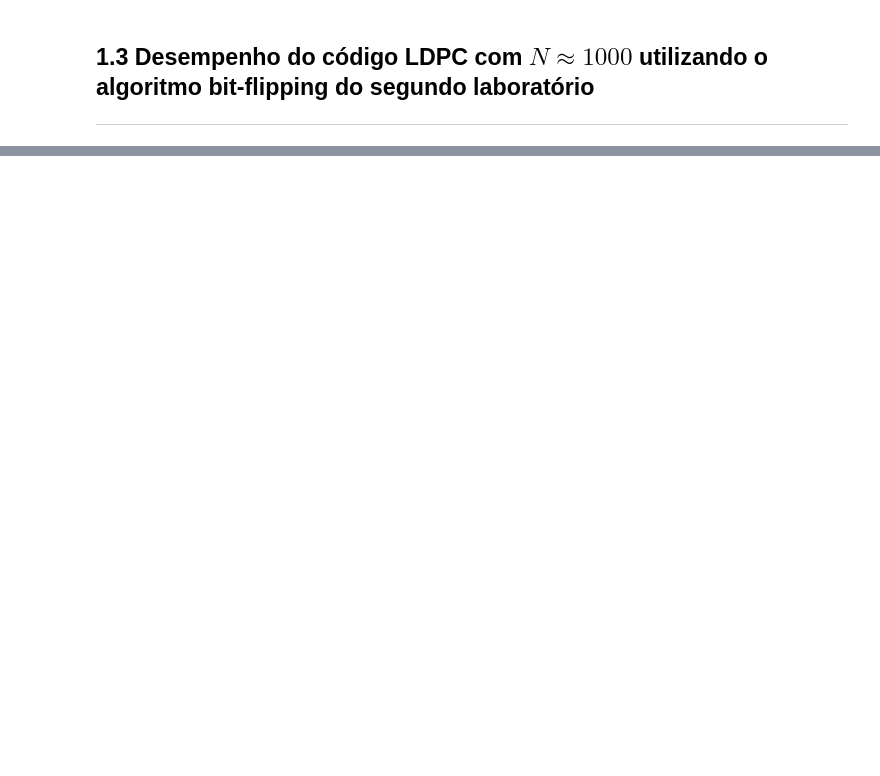
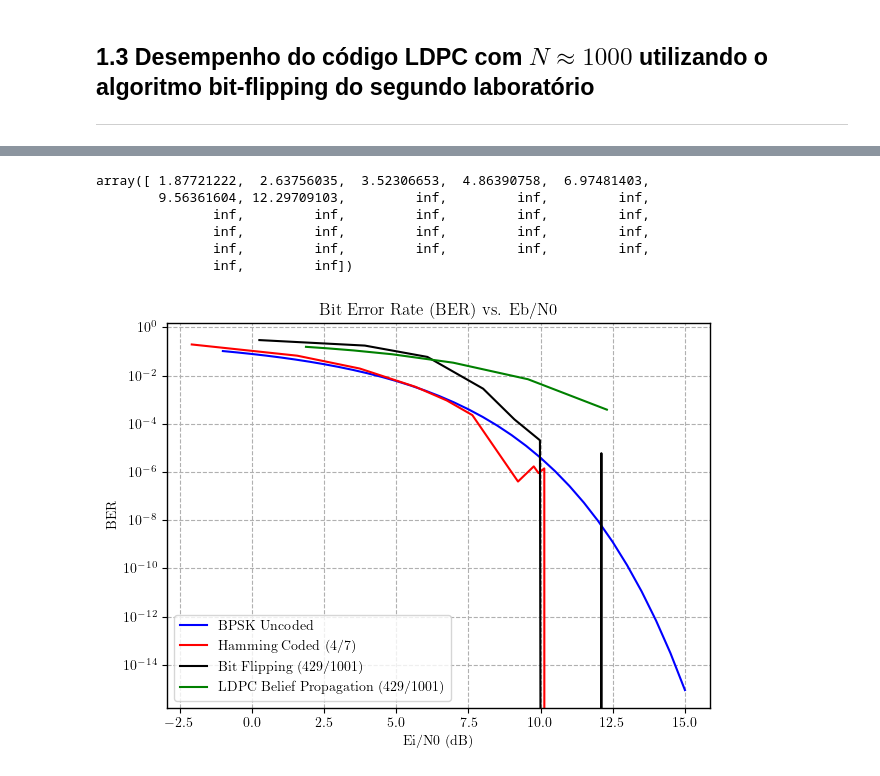
Before and after one commit to rafael-giannico/ELE-32-Lab4-LDPC, a Jupyter notebook: lab4.ipynb, the cells around one changed output, grey strips where cells are left out. Saved outputs shown, nothing was run; the diff lists cells and outputs as text; code cells hidden in the pictures; blank space fills up the shorter version.

Commit message:
up lab3 ldpc with llr

```diff
--- a/lab4.ipynb
+++ b/lab4.ipynb
@@ -446,0 +858,18 @@ plt.show()
+# %%
+@njit
+def worker(args):
+    H, num_bits, Eb_N0_dB = args
+    return simular_desempenho_ldpc_parallel_iter(H, num_bits, Eb_N0_dB)
+
+if __name__ == "__main__":
+    ber_list = []
+    Eb_N0_dB = np.arange(-2.5, 11, 0.5)  # replace with your actual range
+    num_iter =  np.full(shape = len(Eb_N0_dB), fill_value = 1_000)  # replace with your actual value
+
+    # Create a Pool of processes
+    with Pool() as p:
+        # Map the function to the data
+        for (Eb, num) in zip(Eb_N0_dB, num_iter):
+            erros = np.array(list(filter(lambda x: x != 0, p.map(worker, [(H, num_bits, Eb) for _ in range(num)]))))
+            ber = ber_total(erros, num, num_bits)
+            ber_list.append(ber)
@@ -446,0 +896,38 @@ plt.show()
+# %%
+Ei_N0_from_p_ldpc = Ei_N0_dB_BSC_convert(ber_list, R)
+# %%
+Ei_N0_from_p_ldpc
+# %% [output]
+array([ 1.87721222,  2.63756035,  3.52306653,  4.86390758,  6.97481403,
+        9.56361604, 12.29709103,         inf,         inf,         inf,
+               inf,         inf,         inf,         inf,         inf,
+               inf,         inf,         inf,         inf,         inf,
+               inf,         inf,         inf,         inf,         inf,
+               inf,         inf])
+# %%
+# Make a log plot of p vs. the estimated error rate
+matplotlib.font_manager._load_fontmanager(try_read_cache=False)
+plt.rcParams['font.family'] = "CMU Serif"
+plt.rcParams['text.usetex'] = True
+plt.rcParams['axes.linewidth'] = 1.0
+fig, ax = plt.subplots(figsize=(7, 5))
+ax.plot(Eb_N0_range, pe_bpsk_values, label=r"BPSK Uncoded", color='blue')
+ax.plot(Ei_N0_from_p_hamming, erros_list_hamming, label=r"Hamming Coded (4/7)", color='red')
+ax.plot(Ei_N0_from_p_bit_flip, erros_list_bit_flip, label=r"Bit Flipping (429/1001)", color='black')
+ax.plot(Ei_N0_from_p_ldpc, ber_list, label=r"LDPC Belief Propagation (429/1001)", color='green')
+ax.grid(True, which="both", ls="--")
+# Set xlims
+#ax.set_xlim(0, 5)
+#ax.set_ylim(1e-7, 8e-1)
+# ax.set_xscale('log')
+# horizontal line in y = 10^-4
+ax.set_yscale('log')
+ax.legend(loc = 0)
+ax.set_xlabel('Ei/N0 (dB)')
+ax.set_ylabel('BER')
+ax.set_title("Bit Error Rate (BER) vs. Eb/N0")
+#plt.gca().invert_xaxis()
+#plt.savefig('error_rate_estimation3.pdf')
+plt.show()
+# %% [output]
+[figure, added]
```
Also changed, not shown: parts of 12 cells of this notebook.
